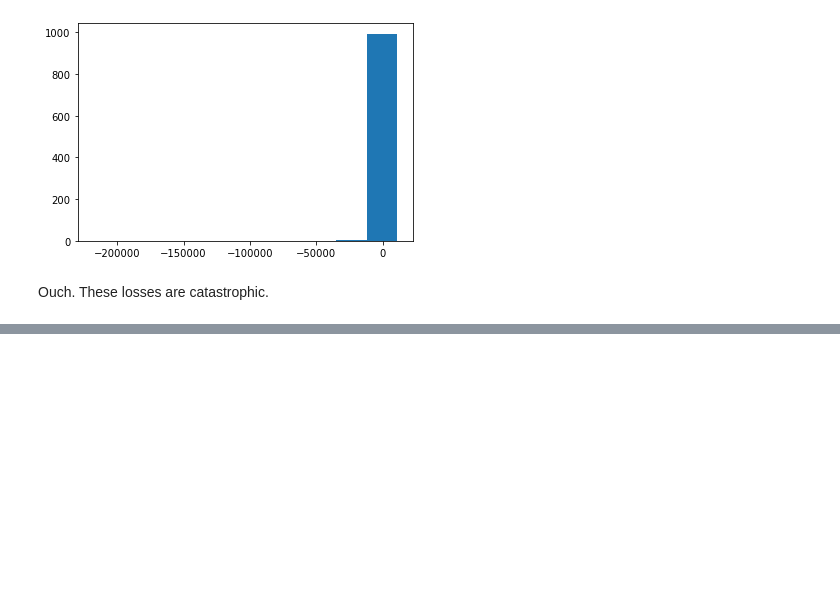
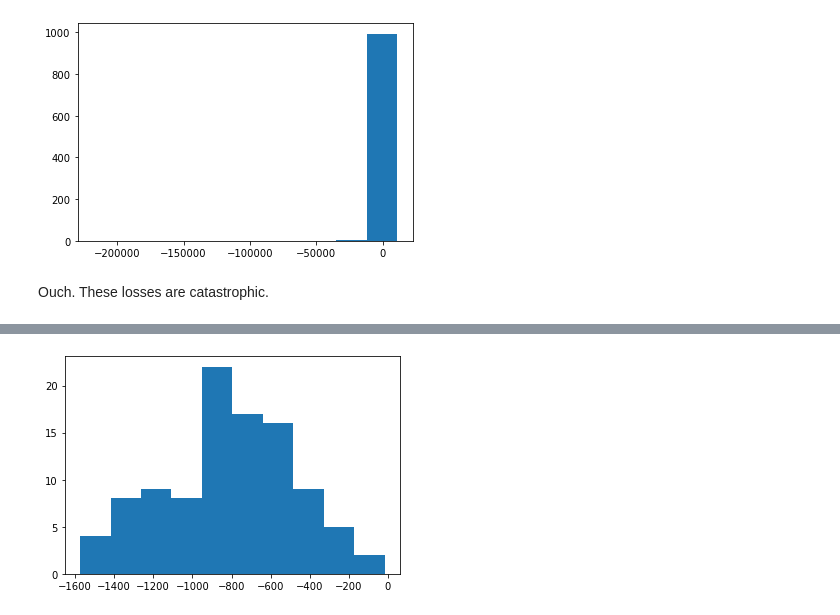
Before and after one commit to ivaturi/onepercent, a Jupyter notebook: ds/notebooks/grinstead-snell-intro-to-probability/chapter1.ipynb, the cells around one changed output, grey strips where cells are left out. Saved outputs shown, nothing was run; the diff lists cells and outputs as text; code cells hidden in the pictures; blank space fills up the shorter version.

Commit message:
DS: G&S intro to probability - chapter 1.1 exercise 10 (martingale)

```diff
--- a/ds/notebooks/grinstead-snell-intro-to-probability/chapter1.ipynb
+++ b/ds/notebooks/grinstead-snell-intro-to-probability/chapter1.ipynb
@@ -353,0 +364,20 @@ Ouch. These losses are catastrophic.
+# %%
+def martingale(win = 5, loss = -100):
+    winnings = 0
+    bet = 1
+    while loss < winnings < win:
+        if red():
+            winnings = winnings + bet
+            bet = 1
+        else:
+            winnings = winnings - bet
+            bet = bet * 2
+    return winnings
+# %%
+def play_martingale(times = 100):
+    return sum([martingale() for _ in range(times)])
+
+plt.hist([play_martingale() for _ in range(100)])
+plt.show()
+# %% [output]
+[figure, added]
```
Also changed, not shown: parts of 2 cells of this notebook.
